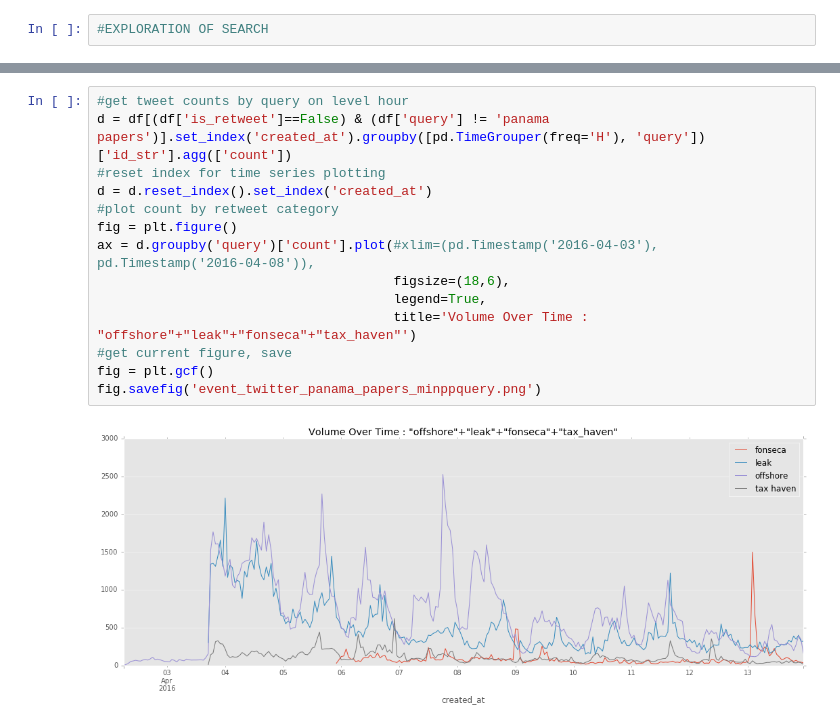
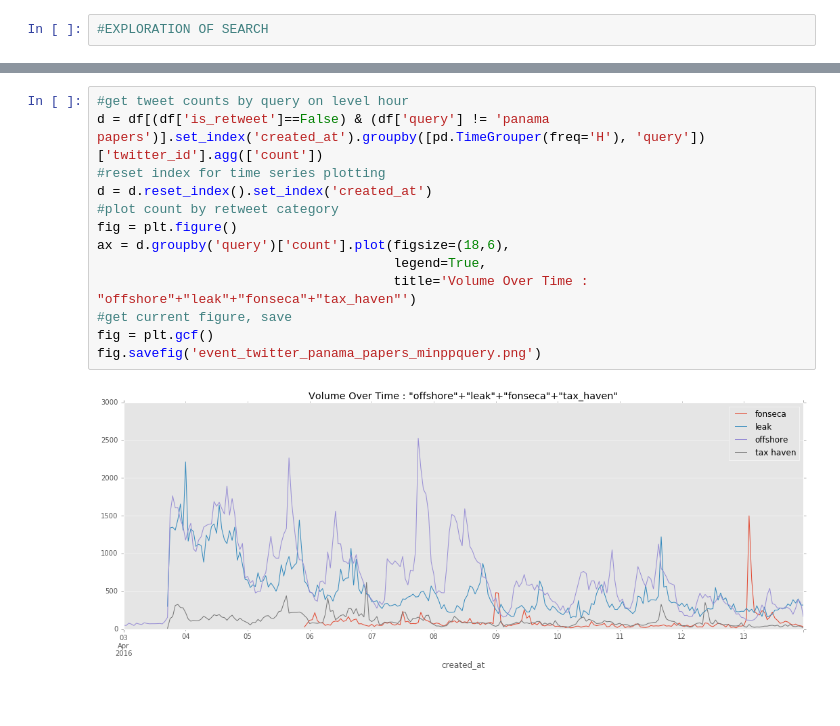
Before and after one commit to knanne/vu_msc_tweetsumm, a Jupyter notebook: final/[3]_explore_event.ipynb, the cells around one changed output, grey strips where cells are left out. Drawn from its saved outputs; the diff is of its cells as text.

```diff
--- a/final/[3]_explore_event.ipynb
+++ b/final/[3]_explore_event.ipynb
@@ -41,18 +40,17 @@ fig.savefig('event_twitter_panama_papers.png')
 # %%
 #get tweet counts by query on level hour
-d = df[(df['is_retweet']==False) & (df['query'] != 'panama papers')].set_index('created_at').groupby([pd.TimeGrouper(freq='H'), 'query'])['id_str'].agg(['count'])
+d = df[(df['is_retweet']==False) & (df['query'] != 'panama papers')].set_index('created_at').groupby([pd.TimeGrouper(freq='H'), 'query'])['twitter_id'].agg(['count'])
 #reset index for time series plotting
 d = d.reset_index().set_index('created_at')
 #plot count by retweet category
 fig = plt.figure()
-ax = d.groupby('query')['count'].plot(#xlim=(pd.Timestamp('2016-04-03'), pd.Timestamp('2016-04-08')),
-                                      figsize=(18,6),
+ax = d.groupby('query')['count'].plot(figsize=(18,6),
                                       legend=True,
                                       title='Volume Over Time : "offshore"+"leak"+"fonseca"+"tax_haven"')
 #get current figure, save
 fig = plt.gcf()
 fig.savefig('event_twitter_panama_papers_minppquery.png')
 # %% [output]
-[figure, old version]
+[figure, new version]
 # %%
 #How many retweets v non?
```
Also changed, not shown: parts of 8 cells of this notebook, 5 other files.
